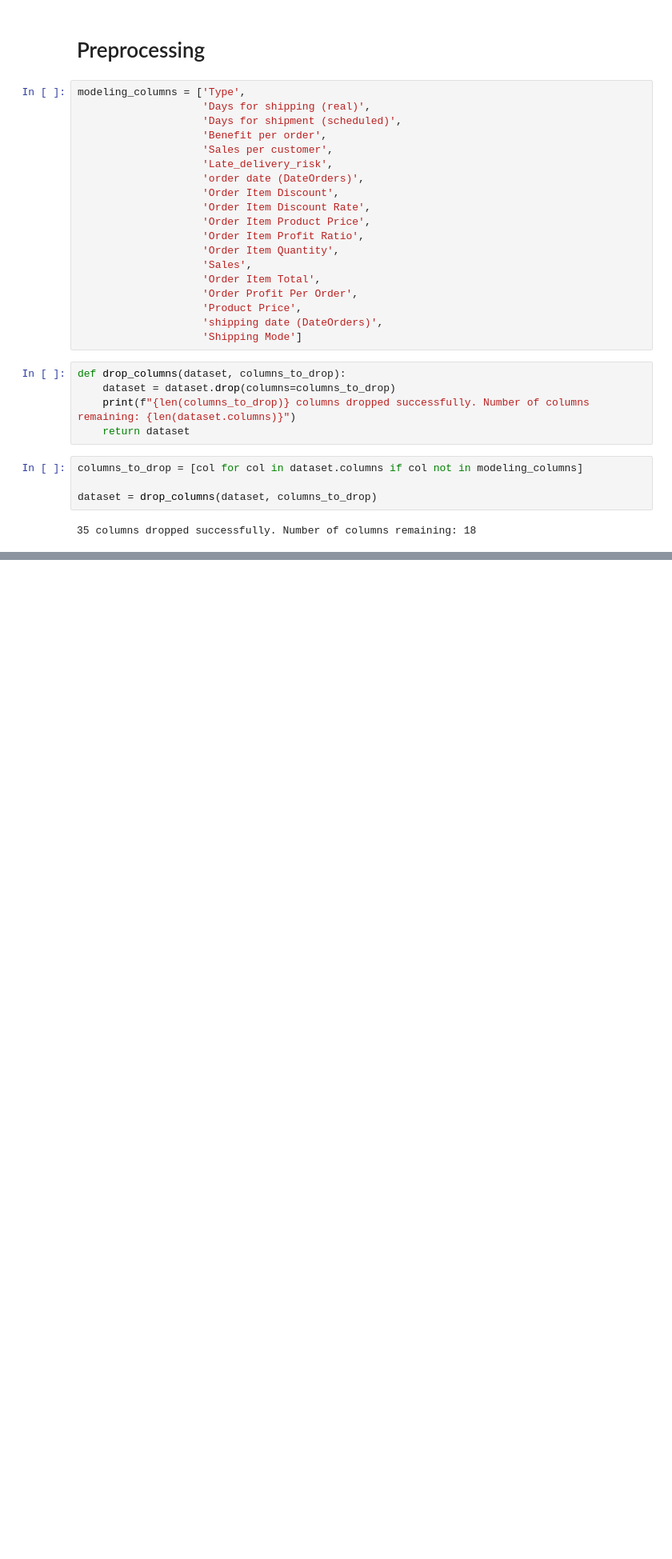
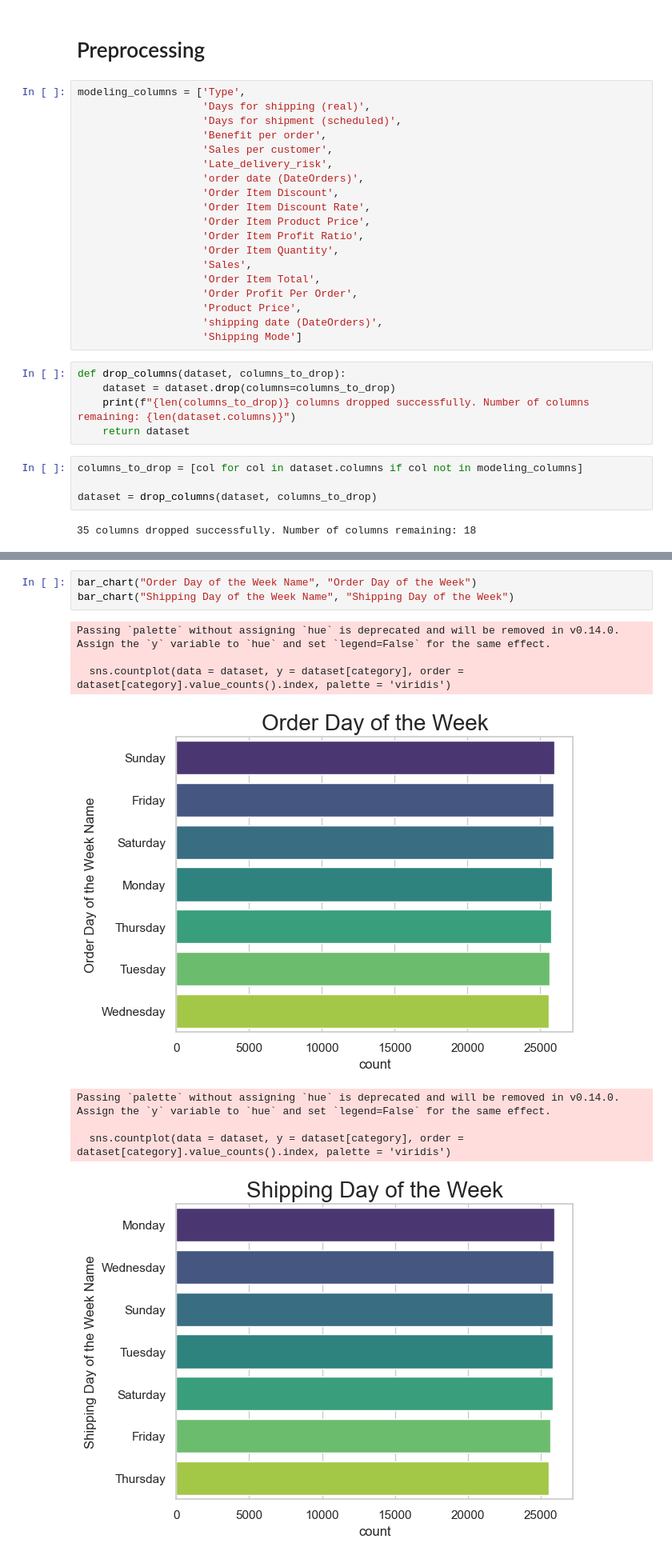
Before and after one commit to jp3tty/Supplier_Analysis, a Jupyter notebook: notebooks/eda_notebook.ipynb, the cells around one changed output, grey strips where cells are left out. Shown at 80% size. Drawn from its saved outputs; the diff is of its cells as text; blank space fills up the shorter version.

```diff
--- a/notebooks/eda_notebook.ipynb
+++ b/notebooks/eda_notebook.ipynb
@@ -125,0 +226,12 @@ dataset = drop_columns(dataset, columns_to_drop)
+# %%
+bar_chart("Order Day of the Week Name", "Order Day of the Week")
+bar_chart("Shipping Day of the Week Name", "Shipping Day of the Week")
+# %% [output]
+Passing `palette` without assigning `hue` is deprecated and will be removed in v0.14.0. Assign the `y` variable to `hue` and set `legend=False` for the same effect.
+
+  sns.countplot(data = dataset, y = dataset[category], order = dataset[category].value_counts().index, palette = 'viridis')
+[figure, added]
+Passing `palette` without assigning `hue` is deprecated and will be removed in v0.14.0. Assign the `y` variable to `hue` and set `legend=False` for the same effect.
+
+  sns.countplot(data = dataset, y = dataset[category], order = dataset[category].value_counts().index, palette = 'viridis')
+[figure, added]
```
Also changed, not shown: parts of 24 cells of this notebook, 7 other files.
